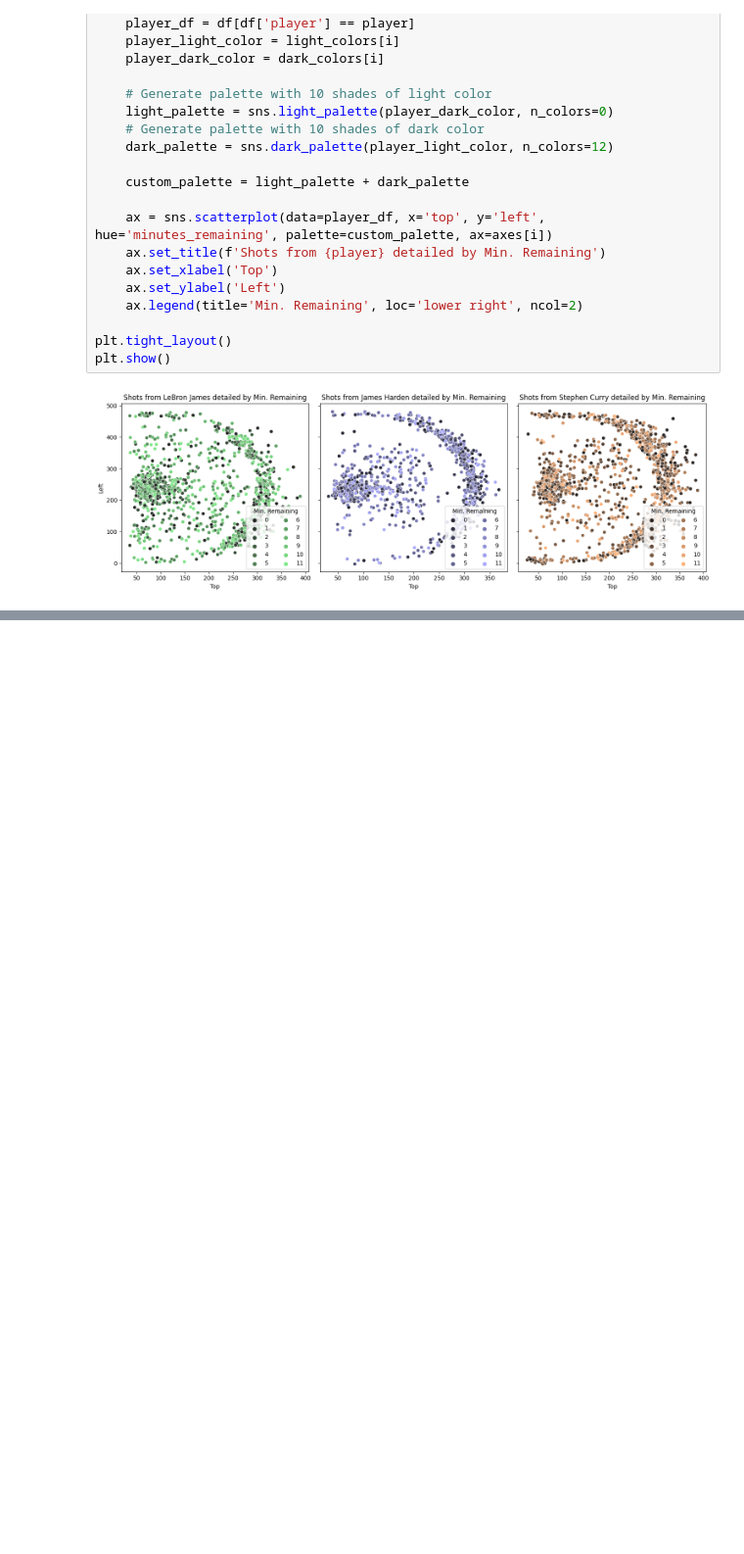
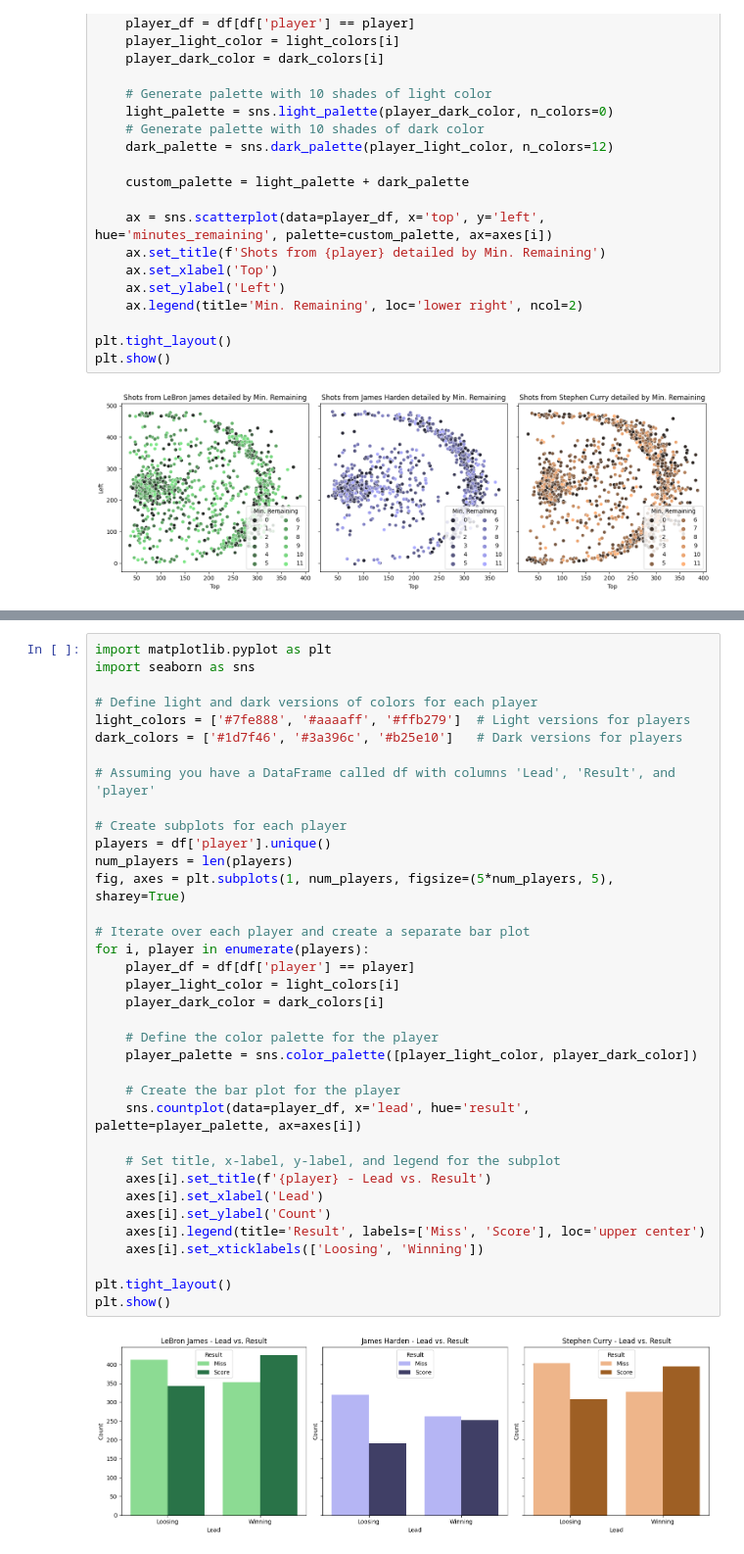
Before and after one commit to com-480-data-visualization/project-2024-DVteam, a Jupyter notebook: exploratory.ipynb, the cells around one changed output, grey strips where cells are left out. Shown at 98% size. Drawn from its saved outputs; the diff is of its cells as text; blank space fills up the shorter version.

```diff
--- a/exploratory.ipynb
+++ b/exploratory.ipynb
@@ -300,0 +337,38 @@ plt.show()
+# %%
+import matplotlib.pyplot as plt
+import seaborn as sns
+
+# Define light and dark versions of colors for each player
+light_colors = ['#7fe888', '#aaaaff', '#ffb279']  # Light versions for players
+dark_colors = ['#1d7f46', '#3a396c', '#b25e10']   # Dark versions for players
+
+# Assuming you have a DataFrame called df with columns 'Lead', 'Result', and 'player'
+
+# Create subplots for each player
+players = df['player'].unique()
+num_players = len(players)
+fig, axes = plt.subplots(1, num_players, figsize=(5*num_players, 5), sharey=True)
+
+# Iterate over each player and create a separate bar plot
+for i, player in enumerate(players):
+    player_df = df[df['player'] == player]
+    player_light_color = light_colors[i]
+    player_dark_color = dark_colors[i]
+
+    # Define the color palette for the player
+    player_palette = sns.color_palette([player_light_color, player_dark_color])
+
+    # Create the bar plot for the player
+    sns.countplot(data=player_df, x='lead', hue='result', palette=player_palette, ax=axes[i])
+
+    # Set title, x-label, y-label, and legend for the subplot
+    axes[i].set_title(f'{player} - Lead vs. Result')
+    axes[i].set_xlabel('Lead')
+    axes[i].set_ylabel('Count')
+    axes[i].legend(title='Result', labels=['Miss', 'Score'], loc='upper center')
+    axes[i].set_xticklabels(['Loosing', 'Winning'])
+
+plt.tight_layout()
+plt.show()
+# %% [output]
+[figure, added]
```
Also changed, not shown: parts of 4 cells of this notebook, 5 other files.
